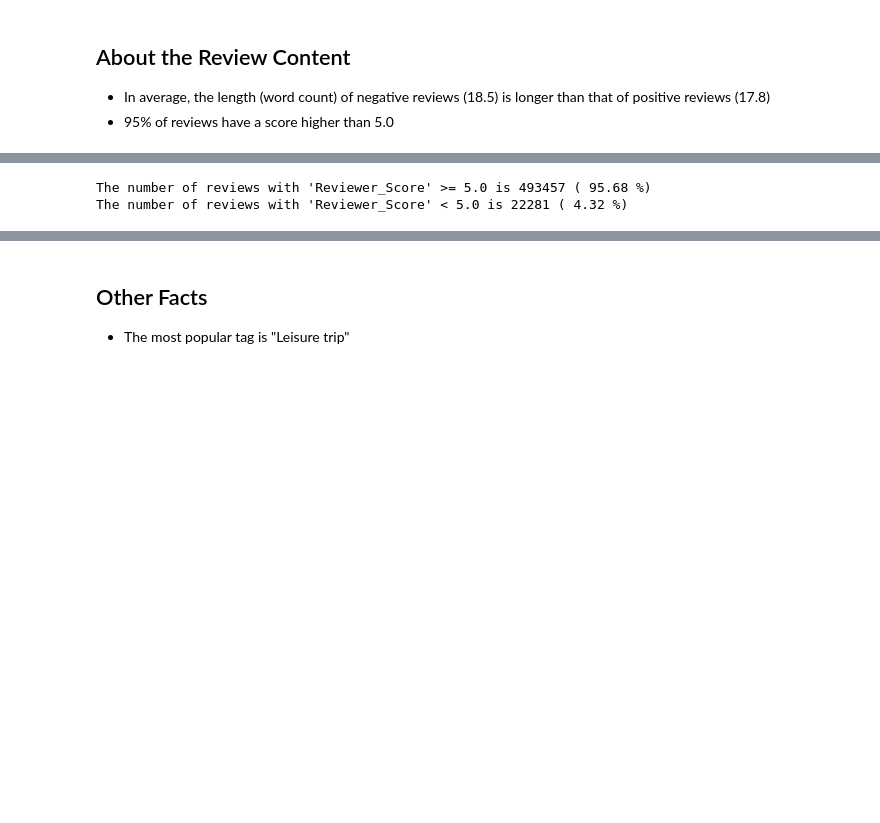
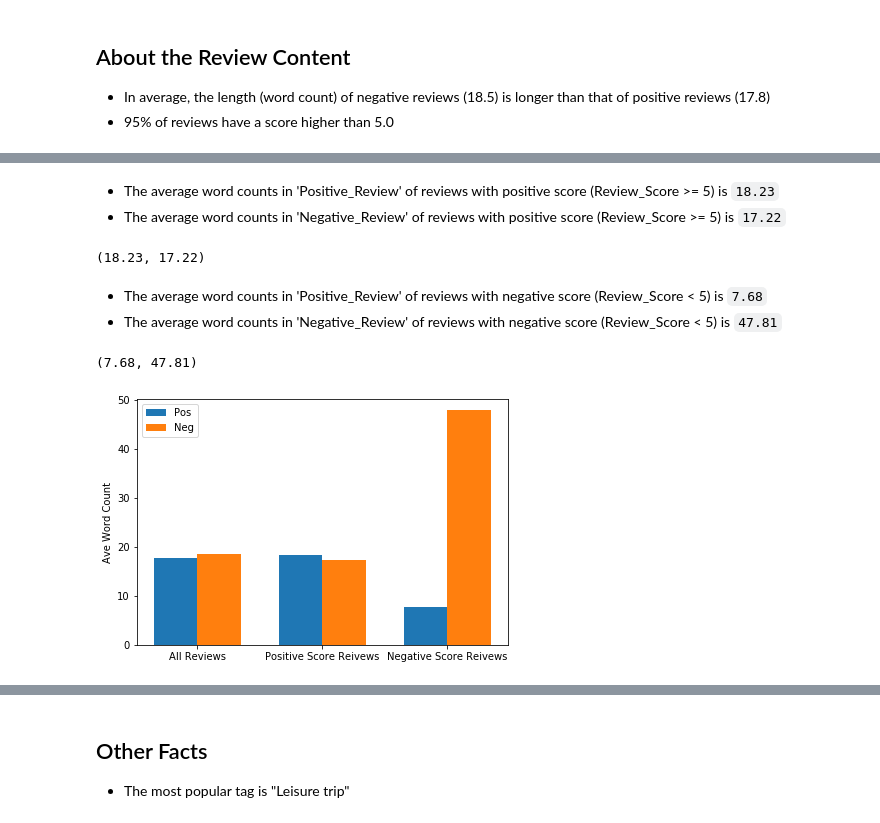
Before and after one commit to shannywu/hotel-reviews-analysis, a Jupyter notebook: hotel-reviews-explore-the-data.ipynb, the cells around one changed output, grey strips where cells are left out. Drawn from its saved outputs; the diff is of its cells as text; code cells hidden in the pictures; blank space fills up the shorter version.

```diff
--- a/hotel-reviews-explore-the-data.ipynb
+++ b/hotel-reviews-explore-the-data.ipynb
@@ -187,8 +168,36 @@ all_review_with_score_cnt = all_reviews['Reviewer_Score'].count()
-# %%
-print('The number of reviews with \'Reviewer_Score\' >= 5.0 is', pos_review_cnt,
-      '(', round(pos_review_cnt/all_review_with_score_cnt*100, 2), '%)')
-print('The number of reviews with \'Reviewer_Score\' < 5.0 is', neg_review_cnt,
-      '(', round(neg_review_cnt/all_review_with_score_cnt*100, 2), '%)')
-# %% [output]
-The number of reviews with 'Reviewer_Score' >= 5.0 is 493457 ( 95.68 %)
-The number of reviews with 'Reviewer_Score' < 5.0 is 22281 ( 4.32 %)
+# %% [markdown]
+- The average word counts in 'Positive_Review' of reviews with positive score (Review_Score >= 5) is `18.23`
+- The average word counts in 'Negative_Review' of reviews with positive score (Review_Score >= 5) is `17.22`
+# %%
+avg_pos_score_review_pos_word = round(pos_score_review['Review_Total_Positive_Word_Counts'].mean(), 2)
+avg_pos_score_review_neg_word = round(pos_score_review['Review_Total_Negative_Word_Counts'].mean(), 2)
+avg_pos_score_review_pos_word, avg_pos_score_review_neg_word
+# %% [output]
+(18.23, 17.22)
+# %% [markdown]
+- The average word counts in 'Positive_Review' of reviews with negative score (Review_Score < 5) is `7.68`
+- The average word counts in 'Negative_Review' of reviews with negative score (Review_Score < 5) is `47.81`
+# %%
+avg_neg_score_review_pos_word = round(neg_score_review['Review_Total_Positive_Word_Counts'].mean(), 2)
+avg_neg_score_review_neg_word = round(neg_score_review['Review_Total_Negative_Word_Counts'].mean(), 2)
+avg_neg_score_review_pos_word, avg_neg_score_review_neg_word
+# %% [output]
+(7.68, 47.81)
+# %%
+labels = ['All Reviews', 'Positive Score Reivews', 'Negative Score Reivews']
+pos_word_cnt = [avg_pos_review_word, avg_pos_score_review_pos_word, avg_neg_score_review_pos_word]
+neg_word_cnt = [avg_neg_review_word, avg_pos_score_review_neg_word, avg_neg_score_review_neg_word]
+
+fig, ax = plt.subplots()
+ax.bar(x - width/2, pos_word_cnt, width, label='Pos')
+ax.bar(x + width/2, neg_word_cnt, width, label='Neg')
+
+ax.set_ylabel('Ave Word Count')
+ax.set_xticks(x)
+ax.set_xticklabels(labels)
+ax.legend()
+
+fig.tight_layout()
+plt.show()
+# %% [output]
+[figure, added]
```
Also changed, not shown: parts of 30 cells of this notebook.
